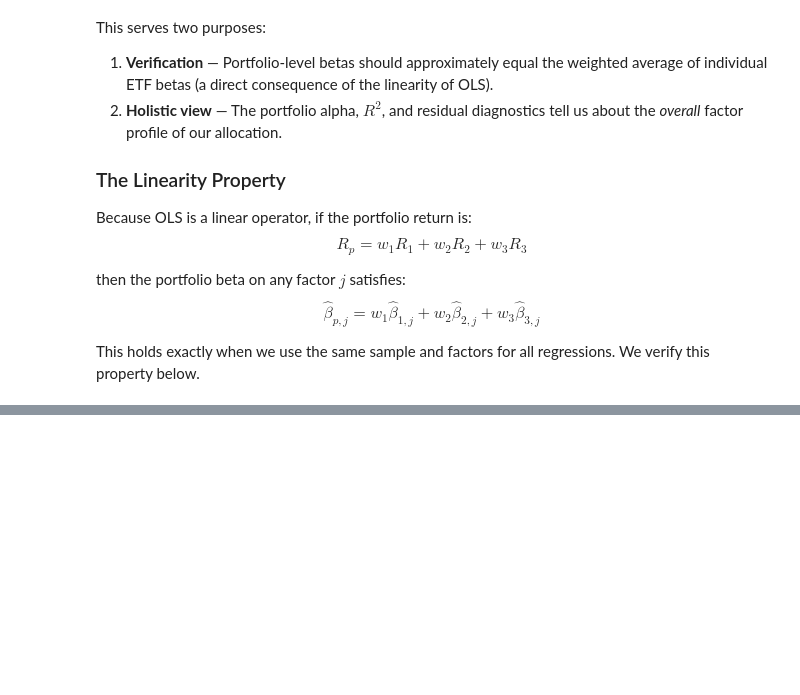
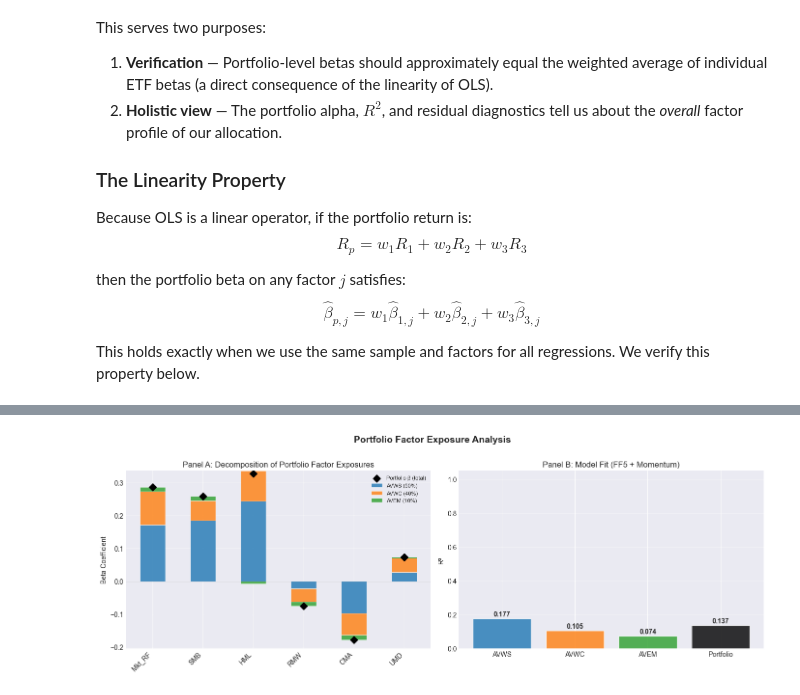
Before and after one commit to beachnoir/FamaFrench, a Jupyter notebook: 05_Practical_Factor_Investing.ipynb, the cells around one changed output, grey strips where cells are left out. Drawn from its saved outputs; the diff is of its cells as text; code cells hidden in the pictures; blank space fills up the shorter version.

```diff
--- a/05_Practical_Factor_Investing.ipynb
+++ b/05_Practical_Factor_Investing.ipynb
@@ -1066,14 +1289,17 @@ print("  individual ETF exposures and portfolio weights.")
 
 fig, axes = plt.subplots(1, 2, figsize=(14, 5))
 
-factor_labels = ['Mkt-RF', 'SMB', 'HML', 'RMW', 'CMA', 'WML']
-colours = {'AVWS': '#1f77b4', 'AVWC': '#ff7f0e', 'AVEM': '#2ca02c'}
+factor_labels = ff6_cols  # ['Mkt_RF', 'SMB', 'HML', 'RMW', 'CMA', 'UMD']
+etf_list = list(etf_tickers.keys())
+etf_short = [t.replace('.DE', '') for t in etf_list]
+colours = {'AVWS.DE': '#1f77b4', 'AVWC.DE': '#ff7f0e', 'AVEM.DE': '#2ca02c'}
 
 # Panel A: Stacked contribution to portfolio betas
 contributions = {}
 for factor in factor_labels:
-    contributions[factor] = [weights[etf] * etf_results_common[etf].params[factor]
-                             for etf in ['AVWS', 'AVWC', 'AVEM']]
+    j = ff6_cols.index(factor) + 1  # +1 to skip constant
+    contributions[factor] = [weight_map[t] * etf_results_common[t].params[j]
+                             for t in etf_list]
 
 x = np.arange(len(factor_labels))
 width = 0.5
@@ -1082,50 +1308,54 @@ width = 0.5
 bottom_pos = np.zeros(len(factor_labels))
 bottom_neg = np.zeros(len(factor_labels))
 
-for i, etf in enumerate(['AVWS', 'AVWC', 'AVEM']):
+for i, ticker in enumerate(etf_list):
+    short = ticker.replace('.DE', '')
     vals = np.array([contributions[f][i] for f in factor_labels])
     pos_vals = np.where(vals >= 0, vals, 0)
     neg_vals = np.where(vals < 0, vals, 0)
 
-    axes[0].bar(x, pos_vals, width, bottom=bottom_pos, label=f'{etf} ({weights[etf]:.0%})',
-                color=colours[etf], alpha=0.8, edgecolor='white', linewidth=0.5)
+    axes[0].bar(x, pos_vals, width, bottom=bottom_pos,
+                label=f'{short} ({weight_map[ticker]:.0%})',
+                color=colours[ticker], alpha=0.8, edgecolor='white', linewidth=0.5)
     axes[0].bar(x, neg_vals, width, bottom=bottom_neg,
-                color=colours[etf], alpha=0.8, edgecolor='white', linewidth=0.5)
+                color=colours[ticker], alpha=0.8, edgecolor='white', linewidth=0.5)
     bottom_pos += pos_vals
     bottom_neg += neg_vals
 
 # Overlay the total portfolio beta as markers
-port_betas = [res_port_ff6.params[f] for f in factor_labels]
+port_betas = [res_port_6f.params[ff6_cols.index(f) + 1] for f in factor_labels]
 axes[0].scatter(x, port_betas, color='black', zorder=5, s=60, marker='D',
                 label='Portfolio β (total)')
 
 axes[0].set_xticks(x)
 axes[0].set_xticklabels(factor_labels, rotation=45, ha='right')
 axes[0].set_ylabel('Beta Coefficient')
 axes[0].set_title('Panel A: Decomposition of Portfolio Factor Exposures')
 axes[0].legend(loc='best', fontsize=8)
 axes[0].axhline(0, color='grey', linewidth=0.5)
 axes[0].grid(True, alpha=0.3, axis='y')
 
 # Panel B: R² comparison
-r2_vals = [etf_results_common[etf].rsquared for etf in ['AVWS', 'AVWC', 'AVEM']]
-r2_vals.append(res_port_ff6.rsquared)
-labels = ['AVWS', 'AVWC', 'AVEM', 'Portfolio']
-bar_colours = [colours['AVWS'], colours['AVWC'], colours['AVEM'], 'black']
+r2_vals = [etf_results_common[t].rsquared for t in etf_list]
+r2_vals.append(res_port_6f.rsquared)
+labels = etf_short + ['Portfolio']
+bar_colours = [colours[t] for t in etf_list] + ['black']
 
 bars = axes[1].bar(labels, r2_vals, color=bar_colours, alpha=0.8, edgecolor='white')
 for bar, val in zip(bars, r2_vals):
     axes[1].text(bar.get_x() + bar.get_width()/2, bar.get_height() + 0.005,
                  f'{val:.3f}', ha='center', va='bottom', fontsize=10, fontweight='bold')
 
 axes[1].set_ylabel('R²')
 axes[1].set_title('Panel B: Model Fit (FF5 + Momentum)')
 axes[1].set_ylim(0, 1.05)
 axes[1].grid(True, alpha=0.3, axis='y')
 
 fig.suptitle('Portfolio Factor Exposure Analysis', fontsize=14, fontweight='bold', y=1.01)
 plt.tight_layout()
 plt.show()
+# %% [output]
+[figure, added]
 # %% [markdown]
 ---
 
```
Also changed, not shown: parts of 16 cells of this notebook, 5 other files.
